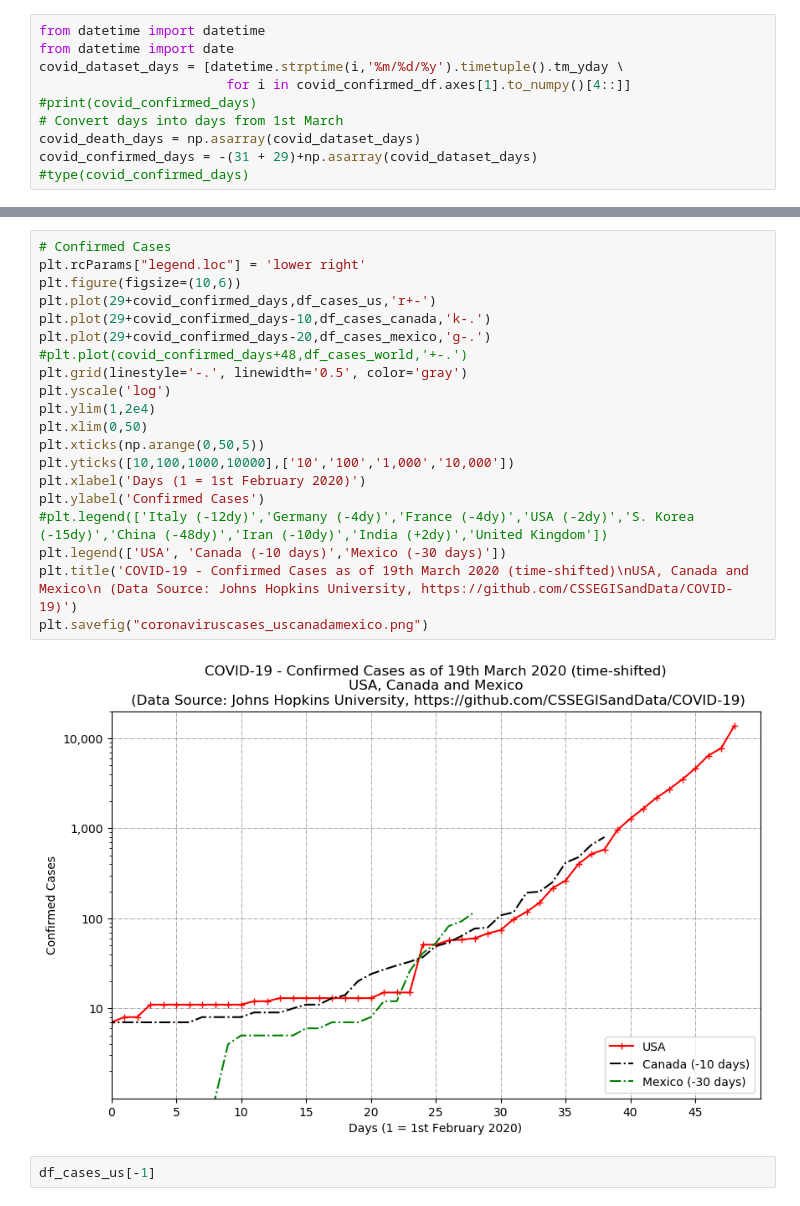
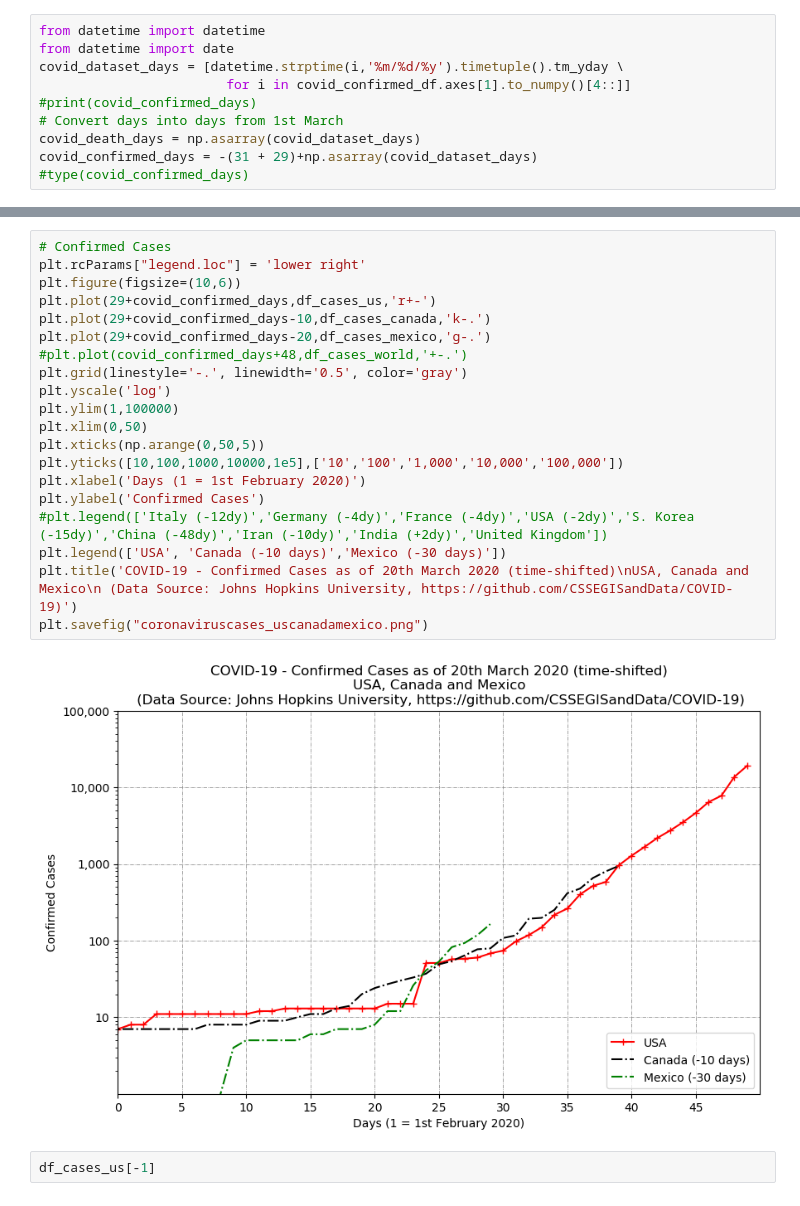
Before and after one commit to hywelowen/coronavirusgraphs, a Jupyter notebook: coronavirus.ipynb, the cells around one changed output, grey strips where cells are left out. Saved outputs shown, nothing was run; the diff lists cells and outputs as text.

```diff
--- a/coronavirus.ipynb
+++ b/coronavirus.ipynb
@@ -383,25 +465,25 @@ plt.savefig("coronaviruscases_all.png")
 # %%
 # Confirmed Cases
 plt.rcParams["legend.loc"] = 'lower right'
 plt.figure(figsize=(10,6))
 plt.plot(29+covid_confirmed_days,df_cases_us,'r+-')
 plt.plot(29+covid_confirmed_days-10,df_cases_canada,'k-.')
 plt.plot(29+covid_confirmed_days-20,df_cases_mexico,'g-.')
 #plt.plot(covid_confirmed_days+48,df_cases_world,'+-.')
 plt.grid(linestyle='-.', linewidth='0.5', color='gray')
 plt.yscale('log')
-plt.ylim(1,2e4)
+plt.ylim(1,100000)
 plt.xlim(0,50)
 plt.xticks(np.arange(0,50,5))
-plt.yticks([10,100,1000,10000],['10','100','1,000','10,000'])
+plt.yticks([10,100,1000,10000,1e5],['10','100','1,000','10,000','100,000'])
 plt.xlabel('Days (1 = 1st February 2020)')
 plt.ylabel('Confirmed Cases')
 #plt.legend(['Italy (-12dy)','Germany (-4dy)','France (-4dy)','USA (-2dy)','S. Korea (-15dy)','China (-48dy)','Iran (-10dy)','India (+2dy)','United Kingdom'])
 plt.legend(['USA', 'Canada (-10 days)','Mexico (-30 days)'])
-plt.title('COVID-19 - Confirmed Cases as of 19th March 2020 (time-shifted)\nUSA, Canada and Mexico\n (Data Source: Johns Hopkins University, https://github.com/CSSEGISandData/COVID-19)')
+plt.title('COVID-19 - Confirmed Cases as of 20th March 2020 (time-shifted)\nUSA, Canada and Mexico\n (Data Source: Johns Hopkins University, https://github.com/CSSEGISandData/COVID-19)')
 plt.savefig("coronaviruscases_uscanadamexico.png")
 # %% [output]
-[figure, old version]
+[figure, new version]
 # %%
 df_cases_us[-1]
 # %% [output]
```
Also changed, not shown: parts of 12 cells of this notebook, 10 other files.
